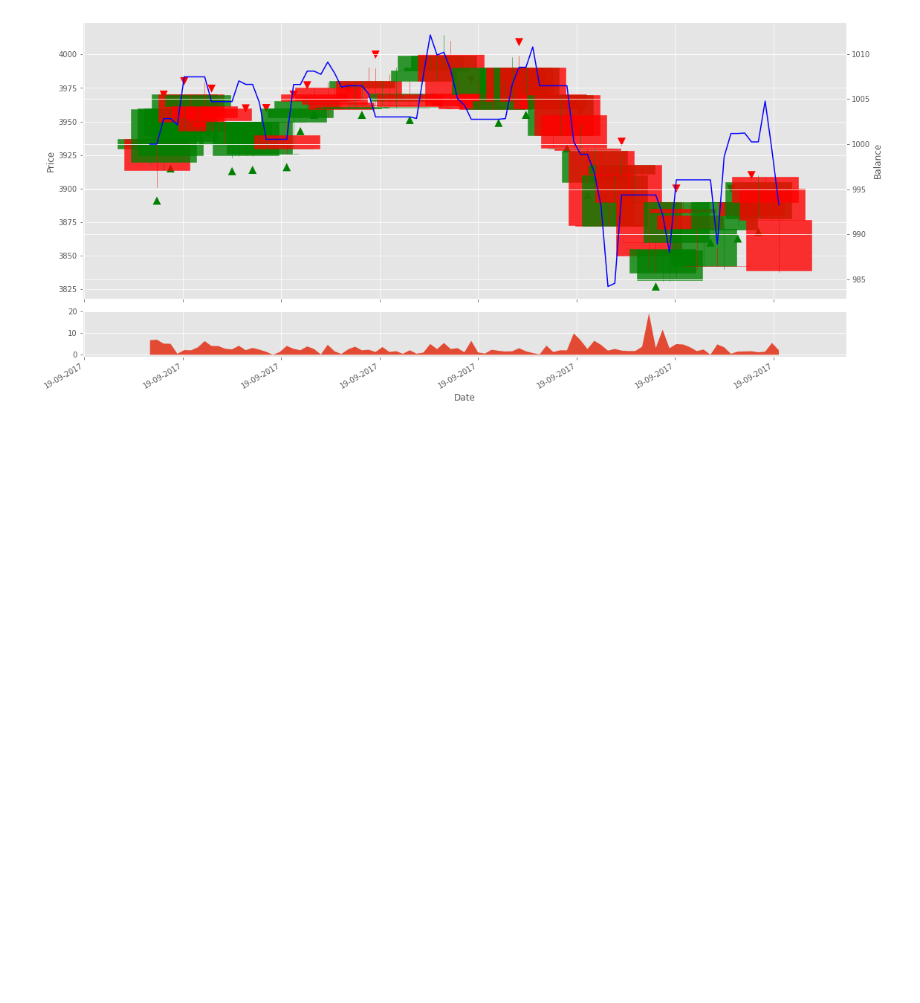
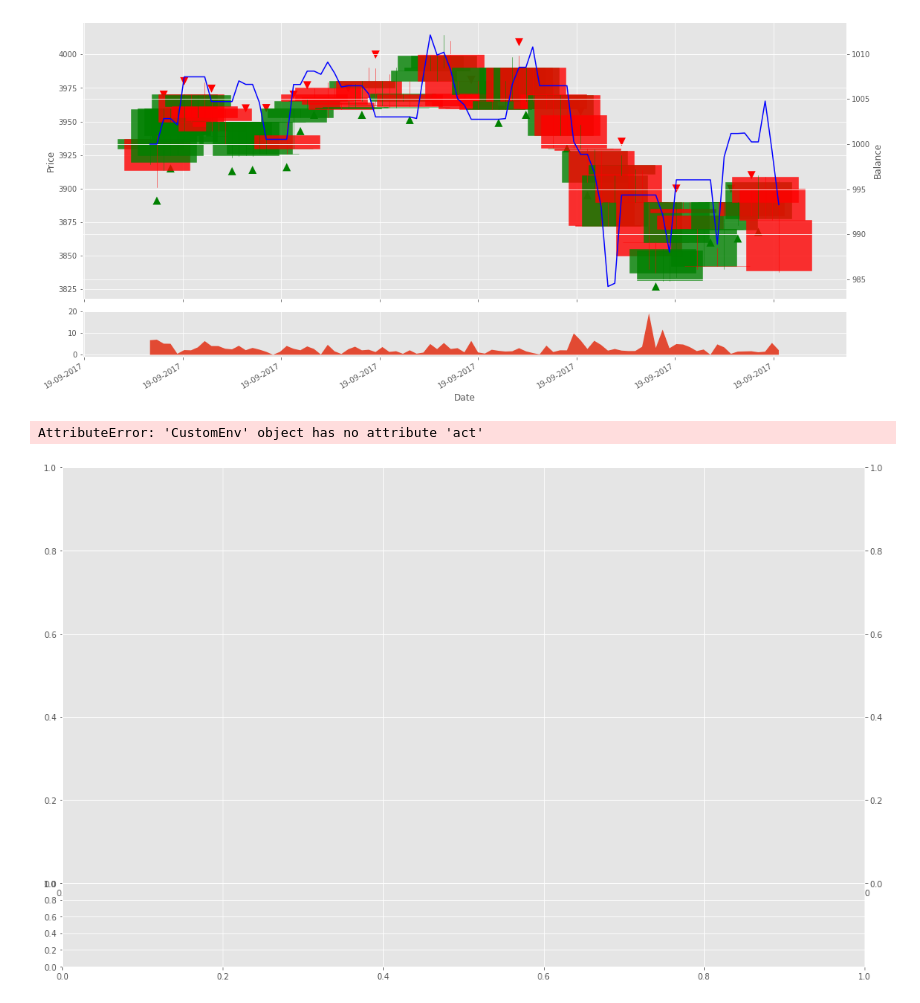
Before and after one commit to 312707047/Dino-Run-with-Rainbow-DQN, a Jupyter notebook: Trade/main.ipynb, the cells around one changed output. Cells and saved outputs as stored; diff of their text form; code cells hidden in the pictures; blank space fills up the shorter version.

```diff
--- a/Trade/main.ipynb
+++ b/Trade/main.ipynb
@@ -29,0 +80,13 @@ KeyboardInterrupt:
+# %%
+lookback_window_size = 50
+train_df = df[:-720-lookback_window_size]
+test_df = df[-720-lookback_window_size:] # 30 days
+
+train_env = CustomEnv(train_df, window_size=lookback_window_size)
+test_env = CustomEnv(test_df, window_size=lookback_window_size)
+
+train_agent(train_env, visualize=False, train_episodes=20000, training_batch_size=500)
+# test_agent(test_env, visualize=True, test_episodes=1000)
+# %% [output]
+AttributeError: 'CustomEnv' object has no attribute 'act'
+[figure, added]
```
Also changed, not shown: parts of 2 cells of this notebook, 3 other files.
